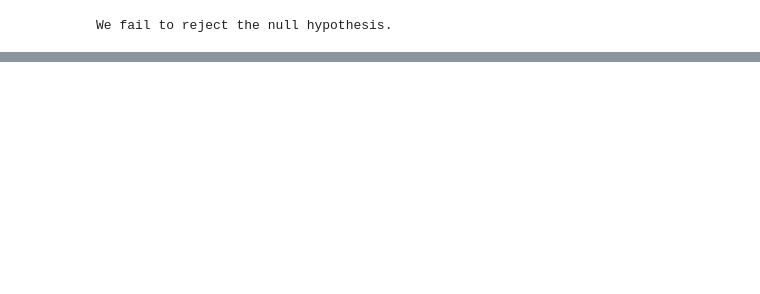
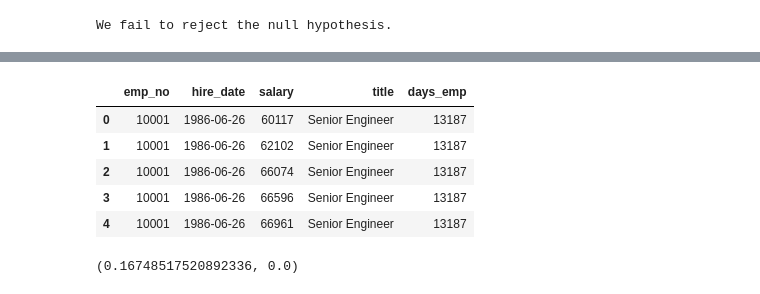
Before and after one commit to dashbringhurst/statistics-exercises, a Jupyter notebook: hypothesis_testing.ipynb, the cells around one changed output, grey strips where cells are left out. Drawn from its saved outputs; the diff is of its cells as text; code cells hidden in the pictures; blank space fills up the shorter version.

```diff
--- a/hypothesis_testing.ipynb
+++ b/hypothesis_testing.ipynb
@@ -252,0 +374,9 @@ We fail to reject the null hypothesis.
+# %%
+query = '''SELECT e.emp_no, e.hire_date, s.salary, t.title
+            FROM employees as e
+            JOIN dept_emp as de ON de.emp_no = e.emp_no
+            JOIN salaries as s ON s.emp_no = e.emp_no
+            JOIN titles as t ON t.emp_no = s.emp_no
+            WHERE de.to_date > CURDATE() LIMIT 100000;'''
+# %%
+employees = pd.read_sql(query, access_db(db, env))
@@ -252,0 +406,15 @@ We fail to reject the null hypothesis.
+# %%
+import datetime
+import time
+employees.hire_date = pd.to_datetime(employees.hire_date)
+# %%
+employees['days_emp'] = (pd.Timestamp('today') - employees['hire_date']).dt.days
+# %%
+employees.head()
+# %% [output]
+|  | emp_no | hire_date | salary | title | days_emp |
+| 0 | 10001 | 1986-06-26 | 60117 | Senior Engineer | 13187 |
+| 1 | 10001 | 1986-06-26 | 62102 | Senior Engineer | 13187 |
+| 2 | 10001 | 1986-06-26 | 66074 | Senior Engineer | 13187 |
+| 3 | 10001 | 1986-06-26 | 66596 | Senior Engineer | 13187 |
+| 4 | 10001 | 1986-06-26 | 66961 | Senior Engineer | 13187 |
@@ -252,0 +427,4 @@ We fail to reject the null hypothesis.
+# %%
+r,p
+# %% [output]
+(0.16748517520892336, 0.0)
```
Also changed, not shown: parts of 35 cells of this notebook.
